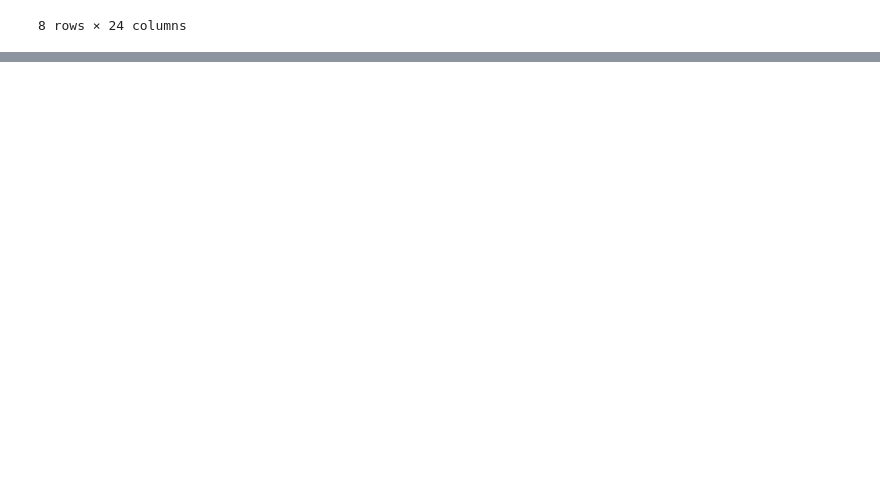
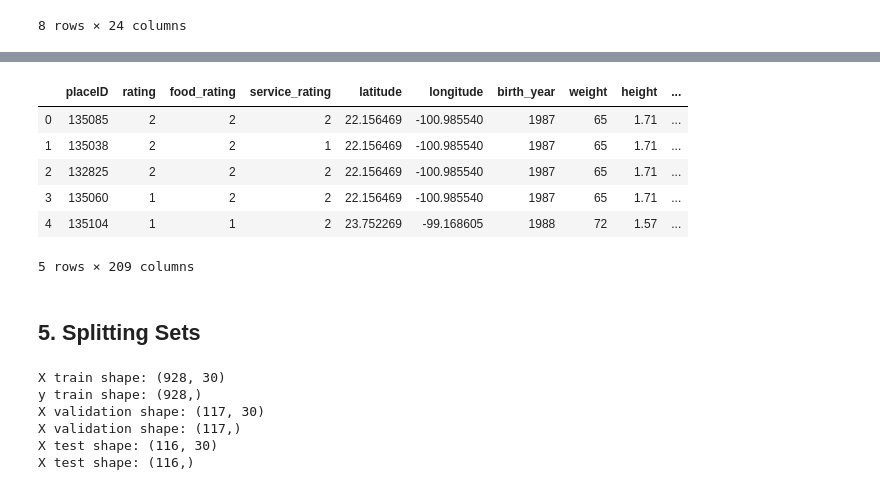
Before and after one commit to CarlosAlvarado-git/Data-Wrangling-Feature-Engineering, a Jupyter notebook: Feature Engineering/Feature Engineering.ipynb, the cells around one changed output, grey strips where cells are left out. Cells and saved outputs as stored; diff of their text form; code cells hidden in the pictures; blank space fills up the shorter version.

Commit message:
adding encoders and splits between train and test sets

```diff
--- a/Feature Engineering/Feature Engineering.ipynb
+++ b/Feature Engineering/Feature Engineering.ipynb
@@ -655,0 +663,10 @@ df_norm.describe()
+# %%
+df['height_bin'] = np.where(
+    df['height']<=short,
+    'short',
+    np.where(
+        df['height']<=normal,
+        'normal',
+        'tall'
+    )
+)
@@ -655,0 +687,2 @@ df_norm.describe()
+# %%
+df['height_log'] = np.log(df['height'])
@@ -655,0 +707,3 @@ df_norm.describe()
+# %%
+encoder = LabelEncoder()
+df['drink_level_encoded'] = encoder.fit_transform(df['drink_level'])
@@ -655,0 +743,2 @@ df_norm.describe()
+# %%
+df_onehot = pd.get_dummies(df)
@@ -655,0 +758,12 @@ df_norm.describe()
+# %%
+df_onehot.head()
+# %% [output]
+|  | placeID | rating | food_rating | service_rating | latitude | longitude | birth_year | weight | height | ... |
+| 0 | 135085 | 2 | 2 | 2 | 22.156469 | -100.985540 | 1987 | 65 | 1.71 | ... |
+| 1 | 135038 | 2 | 2 | 1 | 22.156469 | -100.985540 | 1987 | 65 | 1.71 | ... |
+| 2 | 132825 | 2 | 2 | 2 | 22.156469 | -100.985540 | 1987 | 65 | 1.71 | ... |
+| 3 | 135060 | 1 | 2 | 2 | 22.156469 | -100.985540 | 1987 | 65 | 1.71 | ... |
+| 4 | 135104 | 1 | 1 | 2 | 23.752269 | -99.168605 | 1988 | 72 | 1.57 | ... |
+5 rows × 209 columns
+# %% [markdown]
+## 5. Splitting Sets
@@ -655,0 +778,14 @@ df_norm.describe()
+# %%
+print('X train shape:', X_train.shape)
+print('y train shape:', y_train.shape)
+print('X validation shape:', X_val.shape)
+print('X validation shape:', y_val.shape)
+print('X test shape:', X_test.shape)
+print('X test shape:', y_test.shape)
+# %% [output]
+X train shape: (928, 30)
+y train shape: (928,)
+X validation shape: (117, 30)
+X validation shape: (117,)
+X test shape: (116, 30)
+X test shape: (116,)
```
Also changed, not shown: parts of 20 cells of this notebook, 6 other files.
